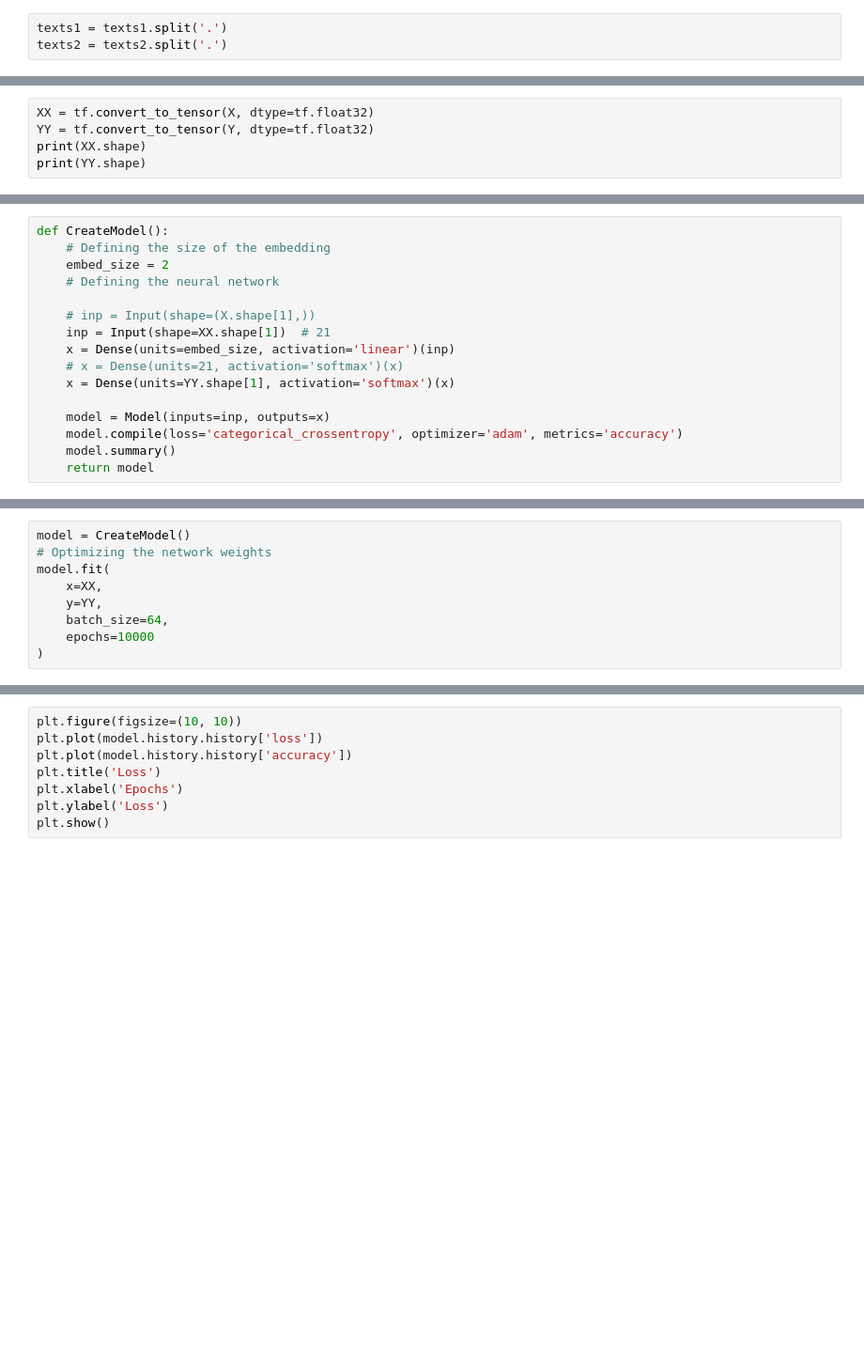
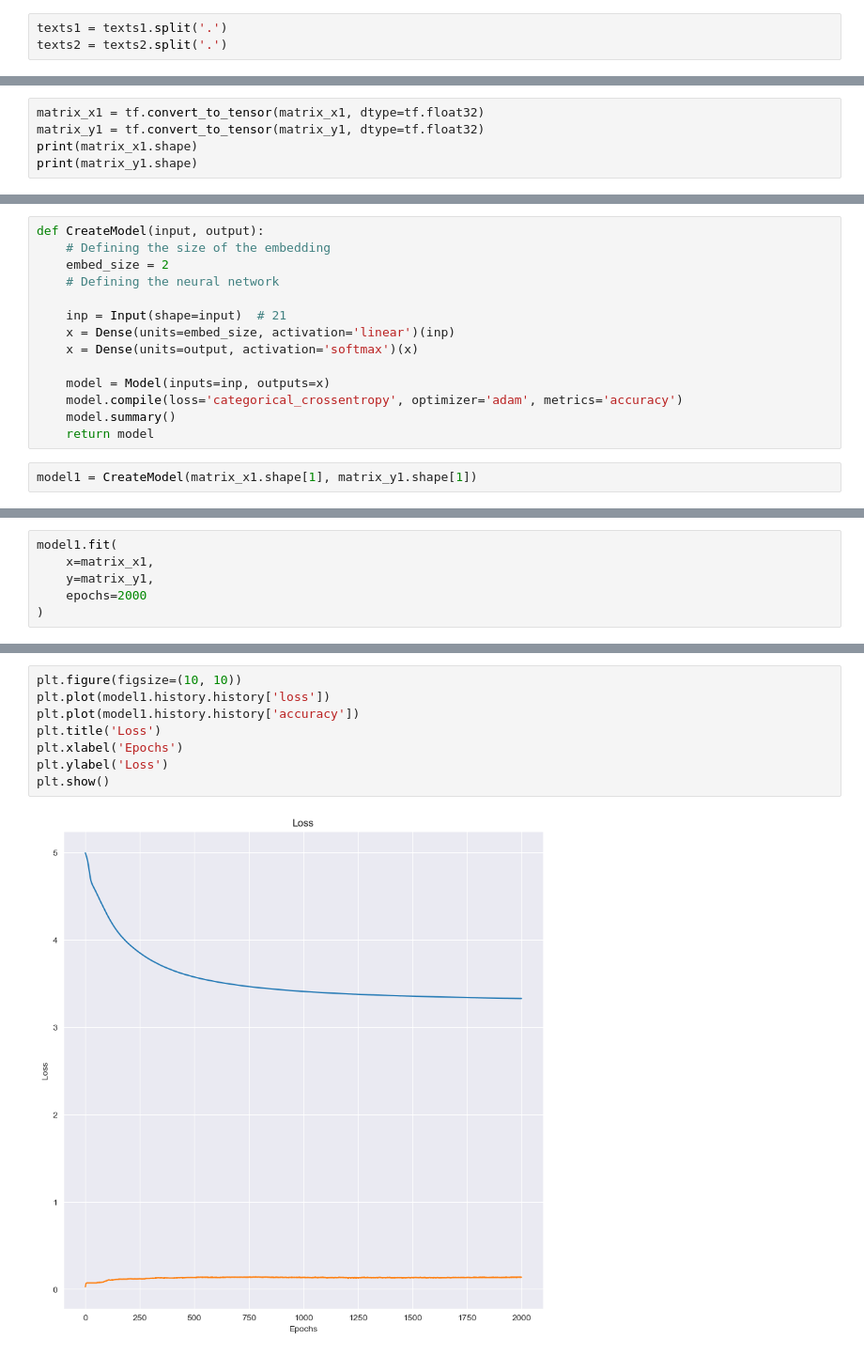
Before and after one commit to MH0386/Word2Vec, a Jupyter notebook: word2vec.ipynb, the cells around one changed output, grey strips where cells are left out. Shown at 94% size. Saved outputs shown, nothing was run; the diff lists cells and outputs as text; blank space fills up the shorter version.

```diff
--- a/word2vec.ipynb
+++ b/word2vec.ipynb
@@ -209,5 +294,5 @@ Y
 # %%
-XX = tf.convert_to_tensor(X, dtype=tf.float32)
-YY = tf.convert_to_tensor(Y, dtype=tf.float32)
-print(XX.shape)
-print(YY.shape)
+matrix_x1 = tf.convert_to_tensor(matrix_x1, dtype=tf.float32)
+matrix_y1 = tf.convert_to_tensor(matrix_y1, dtype=tf.float32)
+print(matrix_x1.shape)
+print(matrix_y1.shape)
@@ -214,16 +302,16 @@ print(YY.shape)
 # %%
-def CreateModel():
+def CreateModel(input, output):
     # Defining the size of the embedding
     embed_size = 2
     # Defining the neural network
 
-    # inp = Input(shape=(X.shape[1],))
-    inp = Input(shape=XX.shape[1])  # 21
+    inp = Input(shape=input)  # 21
     x = Dense(units=embed_size, activation='linear')(inp)
-    # x = Dense(units=21, activation='softmax')(x)
-    x = Dense(units=YY.shape[1], activation='softmax')(x)
+    x = Dense(units=output, activation='softmax')(x)
 
     model = Model(inputs=inp, outputs=x)
     model.compile(loss='categorical_crossentropy', optimizer='adam', metrics='accuracy')
     model.summary()
     return model
+# %%
+model1 = CreateModel(matrix_x1.shape[1], matrix_y1.shape[1])
@@ -230,9 +334,6 @@ def CreateModel():
 # %%
-model = CreateModel()
-# Optimizing the network weights
-model.fit(
-    x=XX,
-    y=YY,
-    batch_size=64,
-    epochs=10000
+model1.fit(
+    x=matrix_x1,
+    y=matrix_y1,
+    epochs=2000
 )
@@ -239,11 +359,13 @@ model.fit(
 # %%
 plt.figure(figsize=(10, 10))
-plt.plot(model.history.history['loss'])
-plt.plot(model.history.history['accuracy'])
+plt.plot(model1.history.history['loss'])
+plt.plot(model1.history.history['accuracy'])
 plt.title('Loss')
 plt.xlabel('Epochs')
 plt.ylabel('Loss')
 plt.show()
+# %% [output]
+[figure, added]
 # %%
 # The input layer
 
```
Also changed, not shown: parts of 61 cells of this notebook, 1 other file.
